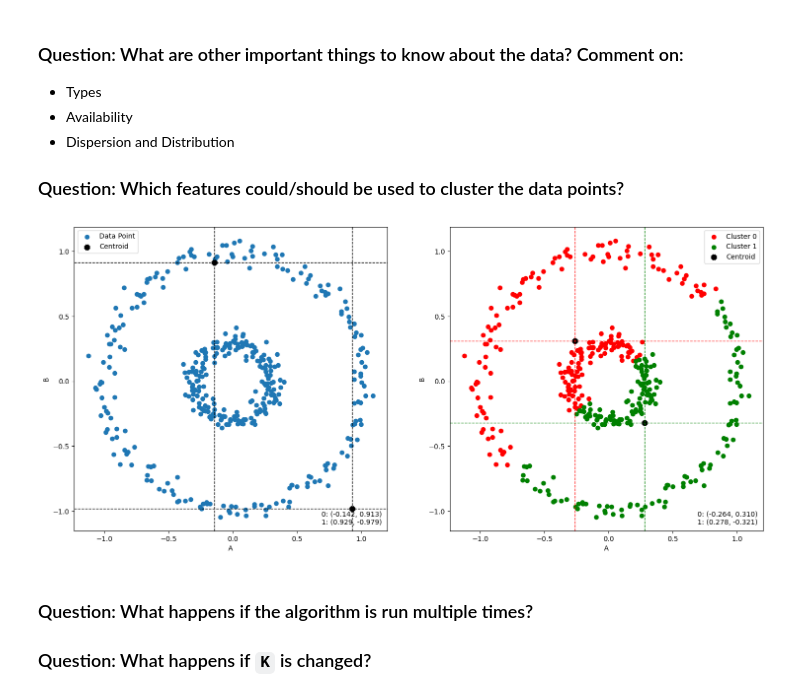
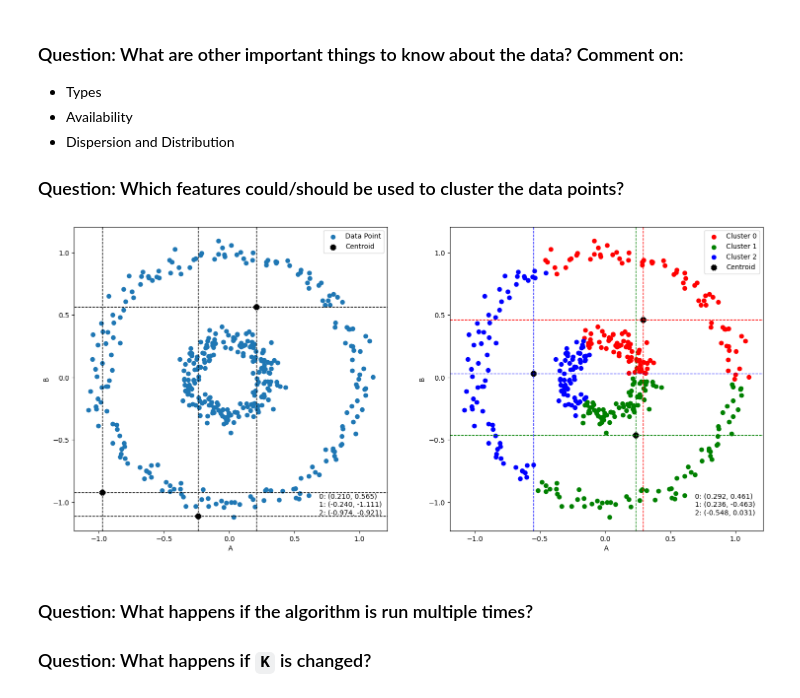
Before and after one commit to SamHeidari/Sam, a Jupyter notebook: module 6/lab 6/IOD_Lab-6_2.ipynb, the cells around one changed output. Cells and saved outputs as stored; diff of their text form; code cells hidden in the pictures.

```diff
--- a/module 6/lab 6/IOD_Lab-6_2.ipynb
+++ b/module 6/lab 6/IOD_Lab-6_2.ipynb
@@ -175,39 +175,39 @@ def plot_data(ax, X, y, centroids, show_clusters = True):
 ## Note that the comments match the outlined K-Means Algorithm in the presentation
 
 # 1. Define the number of clusters `K`
-K = 2 # choose different values for `K`
+K = 3# choose different values for `K`
 
 # list the features to be used
 features = ['A', 'B']
 
 # 2. Select `K` cluster centres randomly
 centroids = create_centroids(K, features)
 
 # plot the data points and initial centroids (the 'Before')
 fig, axes = plt.subplots(nrows = 1, ncols = 2, figsize = (18, 8))
 plot_data(axes[0], X[features], None, centroids, False)
 
 # repeat util makes no moves
 while True:
     # 3. Calculate the distance between each data point and cluster centres
     # 4. Assign the data point to the cluster whose distance from its centre is minimum
     y =X[features].apply(lambda x: closest_centroid(x, centroids),axis = 1).values
 
     # move the known assignment be the previous state, for post comparison
     old_c = centroids.copy()
 
     # 5. Recalculate all new cluster centres by averaging the objects of each cluster
     centroids = update_centroid(X[features], y, centroids)
 
     # 6. Repeat steps 3 to 5 until the centroids do not change
     if old_c == centroids:
         break
 
 # plot the data points identified by cluster and final centroids (the 'After')
 plot_data(axes[1], X[features], y, centroids)
 plt.show()
 # %% [output]
-[figure, old version]
+[figure, new version]
 # %% [markdown]
 ### Question: What happens if the algorithm is run multiple times?
 ### Question: What happens if `K` is changed?
```
Also changed, not shown: parts of 3 cells of this notebook.
